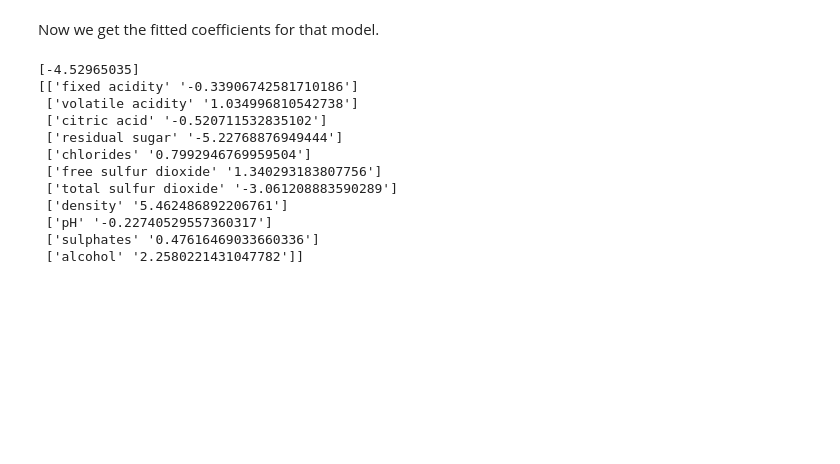
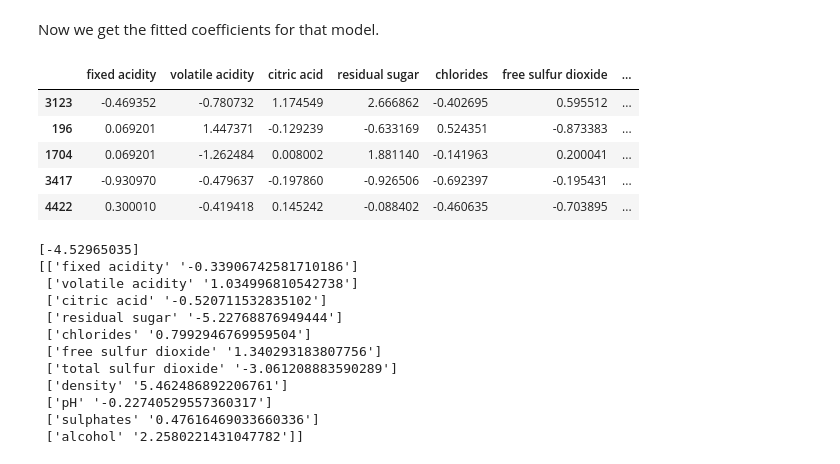
Before and after one commit to YefridC09/ST-554_Big_data_analysis, a Jupyter notebook: HW8_Yefrid_Cordoba/HW8_Yefrid_Cordoba.ipynb, the cells around one changed output. Saved outputs shown, nothing was run; the diff lists cells and outputs as text; code cells hidden in the pictures; blank space fills up the shorter version.

```diff
--- a/HW8_Yefrid_Cordoba/HW8_Yefrid_Cordoba.ipynb
+++ b/HW8_Yefrid_Cordoba/HW8_Yefrid_Cordoba.ipynb
@@ -325,7 +325,7 @@ As the best value for the also is the smallest mean absolute error, the trend is
 # %% [markdown]
 WE need to modify our training and test sets, including type as response variable, and alcohol as a predictor.
 # %%
-X_train, X_test, y_train, y_test = train_test_split(
+X_train2, X_test2, y_train2, y_test2 = train_test_split(
   wine_data.drop("type", axis = 1),
   wine_data["type"],
   test_size=0.20,
@@ -343,7 +343,7 @@ mean_s = X_train.apply(np.std, axis = 0)
 # %% [markdown]
 First I will standardize the data.
 # %%
-X_train[X_train.columns] = X_train[X_train.columns].apply(lambda x: (x-np.mean(x))/np.std(x), axis = 0)
+X_train2[X_train2.columns] = X_train2[X_train2.columns].apply(lambda x: (x-np.mean(x))/np.std(x), axis = 0)
 # %% [markdown]
 First we use the full model
 # %%
@@ -412,2 +412,11 @@ lg_best = log_reg.fit(X_train, y_train)
+# %%
+X_train2.head()
+# %% [output]
+|  | fixed acidity | volatile acidity | citric acid | residual sugar | chlorides | free sulfur dioxide | ... |
+| 3123 | -0.469352 | -0.780732 | 1.174549 | 2.666862 | -0.402695 | 0.595512 | ... |
+| 196 | 0.069201 | 1.447371 | -0.129239 | -0.633169 | 0.524351 | -0.873383 | ... |
+| 1704 | 0.069201 | -1.262484 | 0.008002 | 1.881140 | -0.141963 | 0.200041 | ... |
+| 3417 | -0.930970 | -0.479637 | -0.197860 | -0.926506 | -0.692397 | -0.195431 | ... |
+| 4422 | 0.300010 | -0.419418 | 0.145242 | -0.088402 | -0.460635 | -0.703895 | ... |
 # %%
 print(log_reg.intercept_)
```
Also changed, not shown: parts of 56 cells of this notebook.
